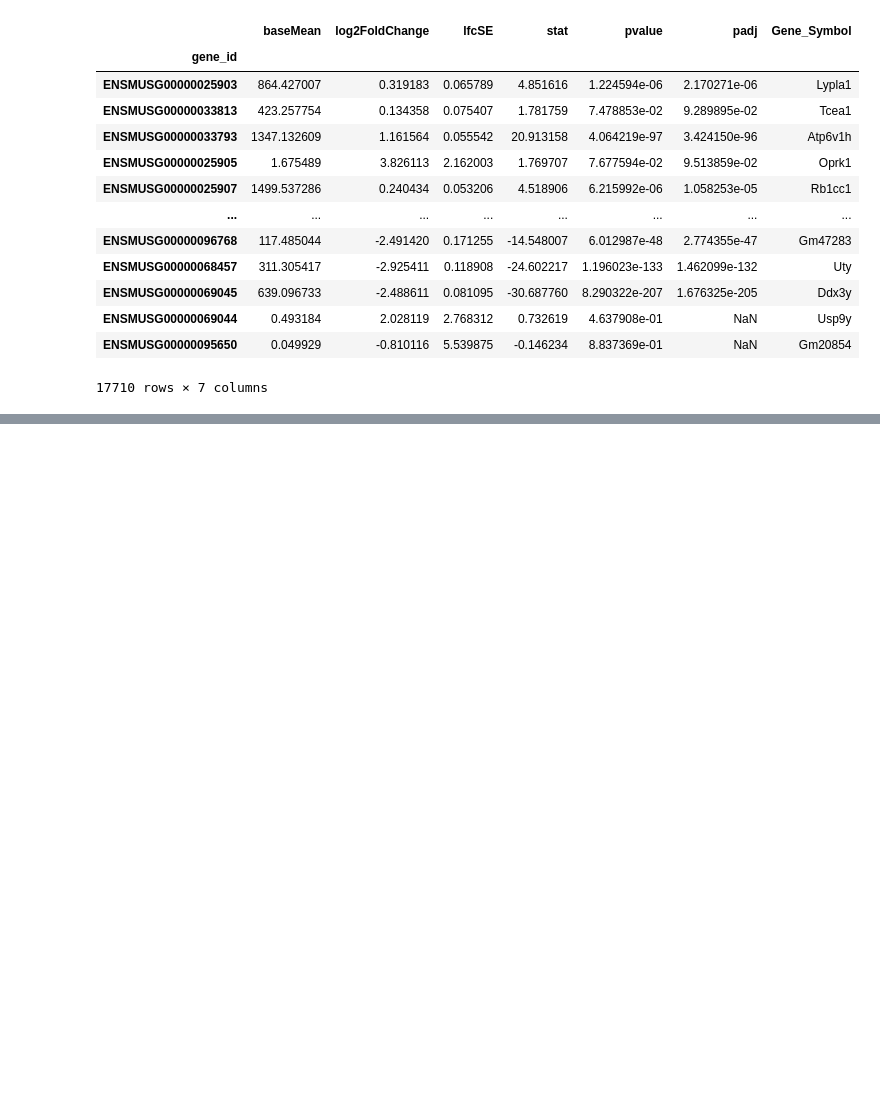
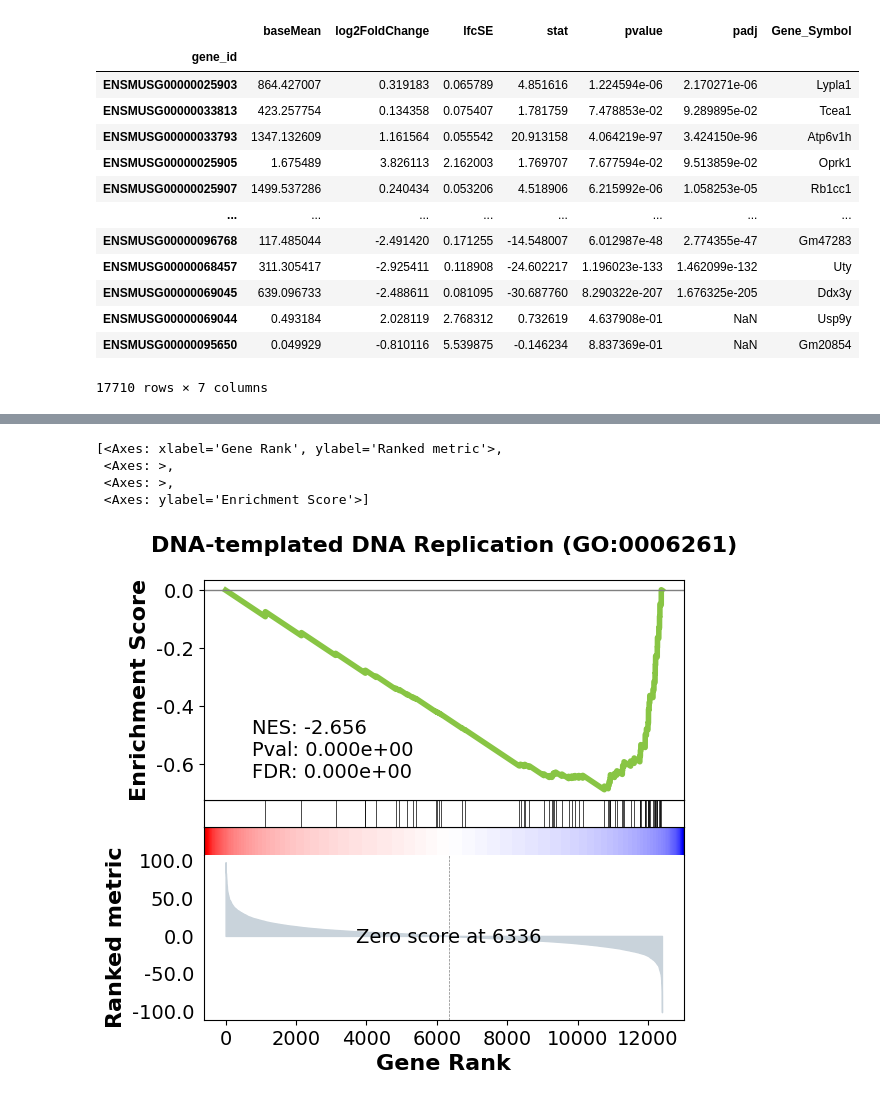
Before and after one commit to tldilan/DESeq2_Analysis_epithelialCells, a Jupyter notebook: workbook.ipynb, the cells around one changed output, grey strips where cells are left out. Saved outputs shown, nothing was run; the diff lists cells and outputs as text; code cells hidden in the pictures; blank space fills up the shorter version.

```diff
--- a/workbook.ipynb
+++ b/workbook.ipynb
@@ -249,0 +326,6 @@ res
+# %%
+#new df from res called ranking
+
+ranking = res[['Gene_Symbol','stat']].dropna().sort_values('stat', ascending=False) #largest on top
+ranking = ranking.reset_index().drop(columns=['gene_id'])
+ranking
@@ -249,0 +346,5 @@ res
+# %%
+#drop duplicates  (usually a couple of genes doesnt impact overall)
+
+ranking = ranking.drop_duplicates('Gene_Symbol')
+ranking
@@ -249,0 +386,11 @@ res
+# %%
+#GSEA
+ranking = ranking.copy()
+#convert gene symbols uppercase
+
+ranking['Gene_Symbol'] = ranking['Gene_Symbol'].str.upper()
+# %%
+pre_res = gp.prerank(rnk=ranking,
+                    gene_sets='GO_Biological_Process_2023',
+                     seed= 6,
+                     permutation_num=1000)
@@ -249,0 +458,12 @@ res
+# %%
+#first term GSEA 'DNA-templated DNA Replication (GO:0006261)'
+
+gseaplot(rank_metric= pre_res.ranking, #documentation
+        term= 'DNA-templated DNA Replication (GO:0006261)',
+        **pre_res.results['DNA-templated DNA Replication (GO:0006261)'])
+# %% [output]
+[<Axes: xlabel='Gene Rank', ylabel='Ranked metric'>,
+ <Axes: >,
+ <Axes: >,
+ <Axes: ylabel='Enrichment Score'>]
+[figure, added]
```
Also changed, not shown: parts of 15 cells of this notebook.
